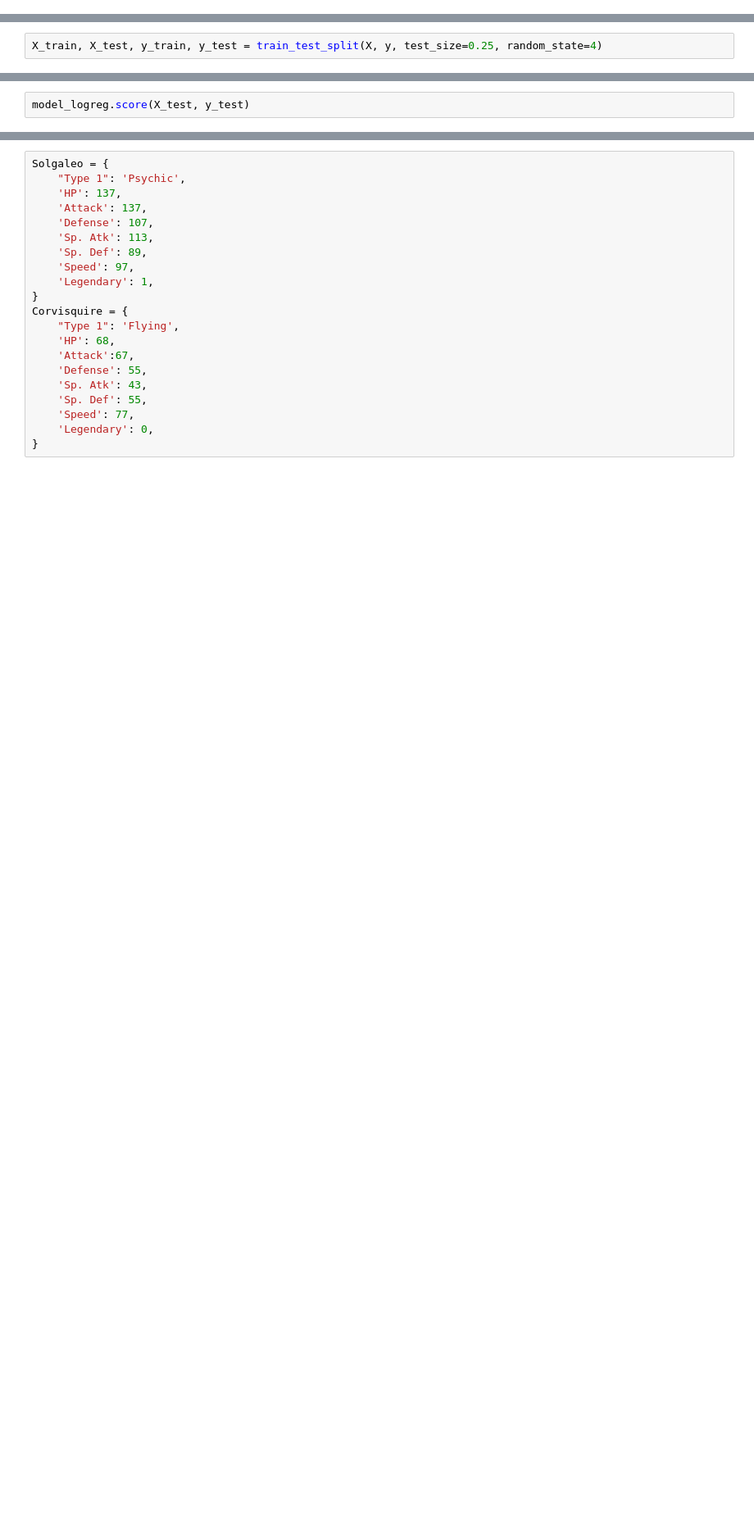
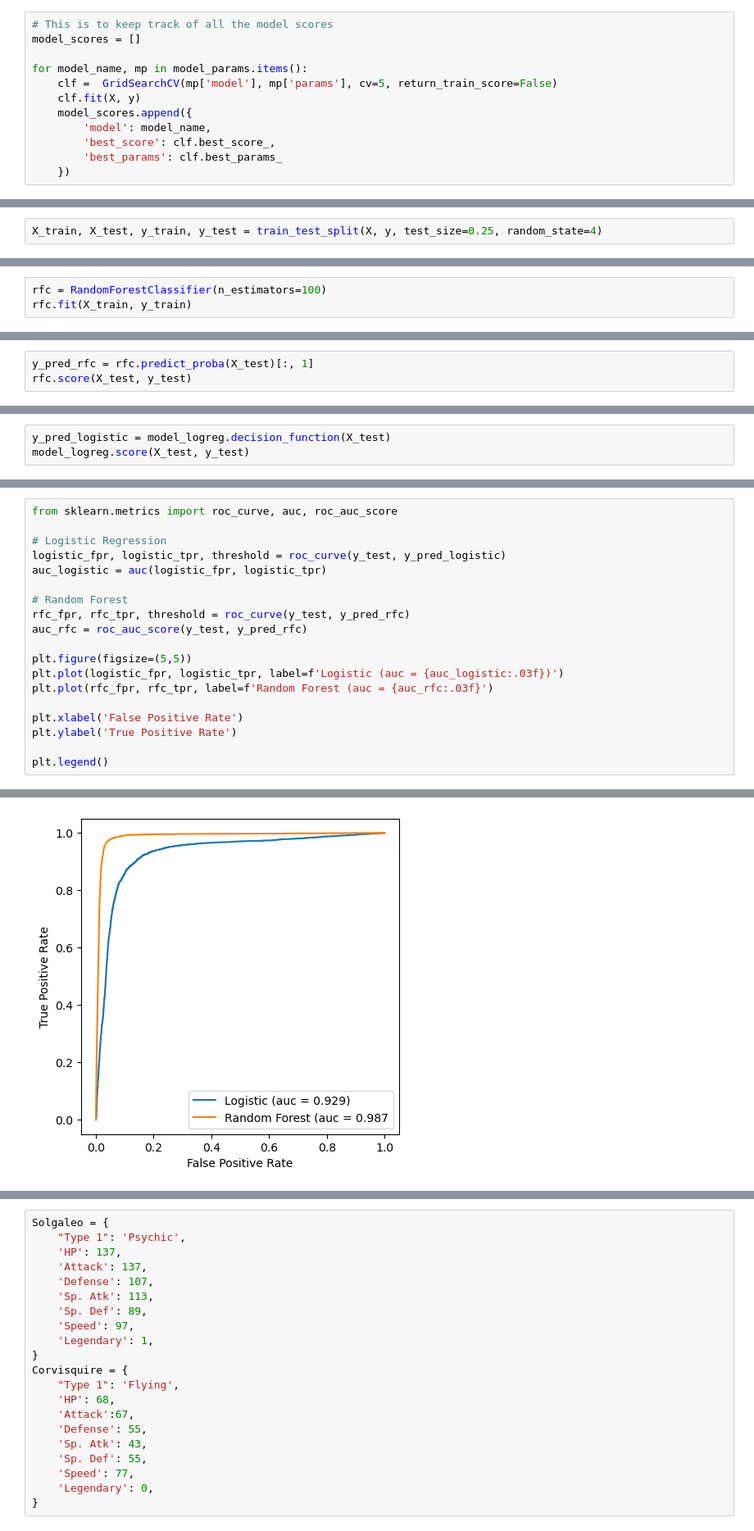
Before and after one commit to ONYX-02/PokemonDataProject, a Jupyter notebook: PokemonDataProject.ipynb, the cells around one changed output, grey strips where cells are left out. Shown at 82% size. Saved outputs shown, nothing was run; the diff lists cells and outputs as text; blank space fills up the shorter version.

Commit message:
added ROC curve, AUC, and Rain Forest model

```diff
--- a/PokemonDataProject.ipynb
+++ b/PokemonDataProject.ipynb
@@ -296,0 +634,12 @@ y
+# %%
+# This is to keep track of all the model scores
+model_scores = []
+
+for model_name, mp in model_params.items():
+    clf =  GridSearchCV(mp['model'], mp['params'], cv=5, return_train_score=False)
+    clf.fit(X, y)
+    model_scores.append({
+        'model': model_name,
+        'best_score': clf.best_score_,
+        'best_params': clf.best_params_
+    })
@@ -302,0 +667,3 @@ len(X_test)
+# %%
+rfc = RandomForestClassifier(n_estimators=100)
+rfc.fit(X_train, y_train)
@@ -302,0 +672,3 @@ len(X_test)
+# %%
+y_pred_rfc = rfc.predict_proba(X_test)[:, 1]
+rfc.score(X_test, y_test)
@@ -308,2 +686,3 @@ model_logreg.fit(X_train, y_train)
 # %%
+y_pred_logistic = model_logreg.decision_function(X_test)
 model_logreg.score(X_test, y_test)
@@ -309,0 +693,20 @@ model_logreg.score(X_test, y_test)
+# %%
+from sklearn.metrics import roc_curve, auc, roc_auc_score
+
+# Logistic Regression
+logistic_fpr, logistic_tpr, threshold = roc_curve(y_test, y_pred_logistic)
+auc_logistic = auc(logistic_fpr, logistic_tpr)
+
+# Random Forest
+rfc_fpr, rfc_tpr, threshold = roc_curve(y_test, y_pred_rfc)
+auc_rfc = roc_auc_score(y_test, y_pred_rfc)
+
+plt.figure(figsize=(5,5))
+plt.plot(logistic_fpr, logistic_tpr, label=f'Logistic (auc = {auc_logistic:.03f})')
+plt.plot(rfc_fpr, rfc_tpr, label=f'Random Forest (auc = {auc_rfc:.03f}')
+
+plt.xlabel('False Positive Rate')
+plt.ylabel('True Positive Rate')
+
+plt.legend()
+# %% [output]
@@ -309,0 +714 @@ model_logreg.score(X_test, y_test)
+[figure, added]
```
Also changed, not shown: parts of 73 cells of this notebook.
